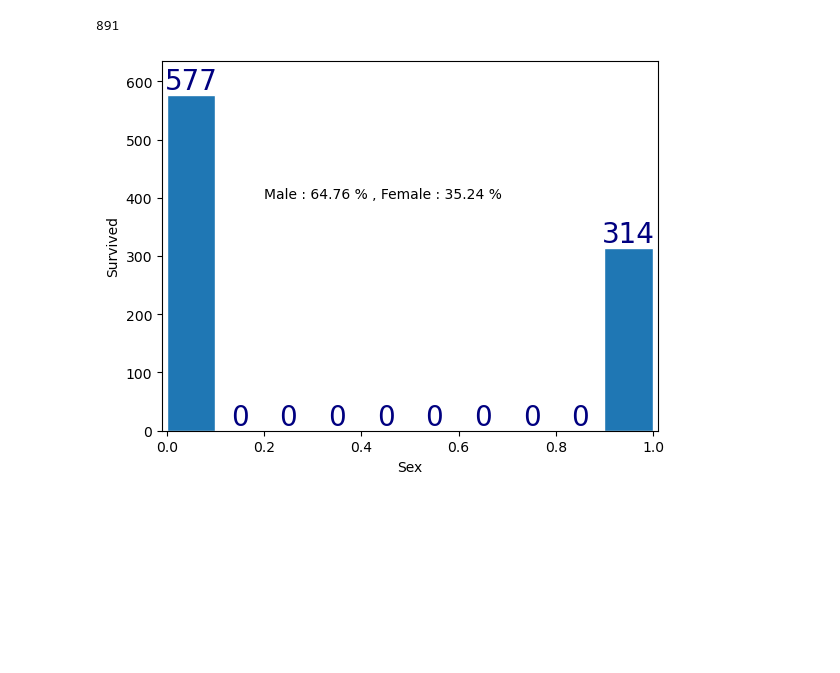
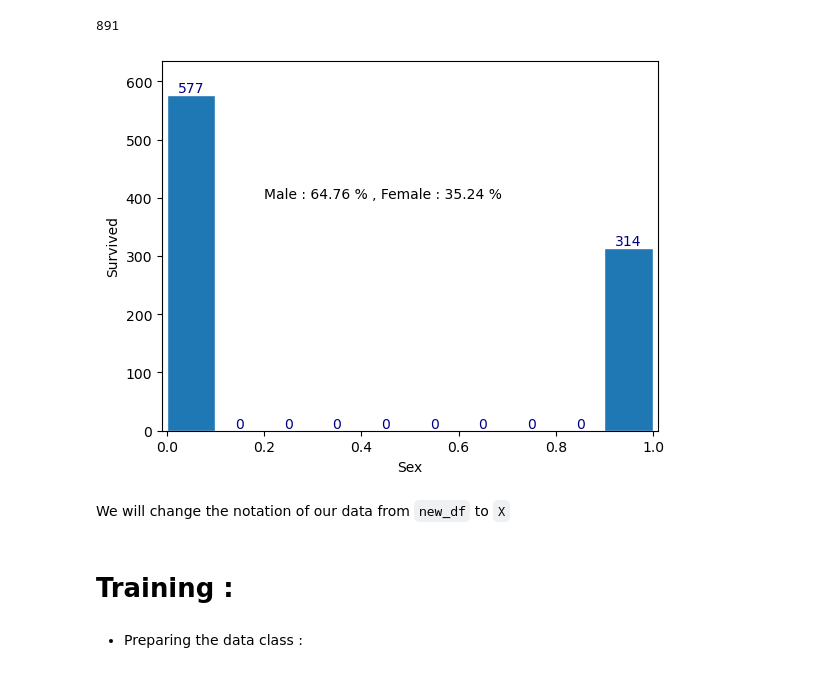
Before and after one commit to Ashraf-Khabar/SACAD-Projects, a Jupyter notebook: Mini_Project_N1/Model.ipynb, the cells around one changed output. Saved outputs shown, nothing was run; the diff lists cells and outputs as text; code cells hidden in the pictures; blank space fills up the shorter version.

```diff
--- a/Mini_Project_N1/Model.ipynb
+++ b/Mini_Project_N1/Model.ipynb
@@ -162,14 +162,16 @@ female_rate = round((female/new_df[0, :].shape[0]) * 100, 2)
 # %%
 # Displaying the sex in function of the target :
 
 text = f"Male : {male_rate} % , Female : {female_rate} %"
 
 plt.text(0.2, 400, text)
 values, bins, bars = plt.hist(new_df[0, :], edgecolor='white')
 plt.xlabel("Sex")
 plt.ylabel("Survived")
-plt.bar_label(bars, fontsize=20, color='navy')
+plt.bar_label(bars, fontsize=10, color='navy')
 plt.margins(x=0.01, y=0.1)
 plt.show()
 # %% [output]
-[figure, old version]
+[figure, new version]
+# %% [markdown]
+We will change the notation of our data from `new_df` to `X`
@@ -175,0 +180,4 @@ plt.show()
+# %% [markdown]
+# Training :
+# %% [markdown]
+* Preparing the data class :
```
Also changed, not shown: parts of 2 cells of this notebook.
